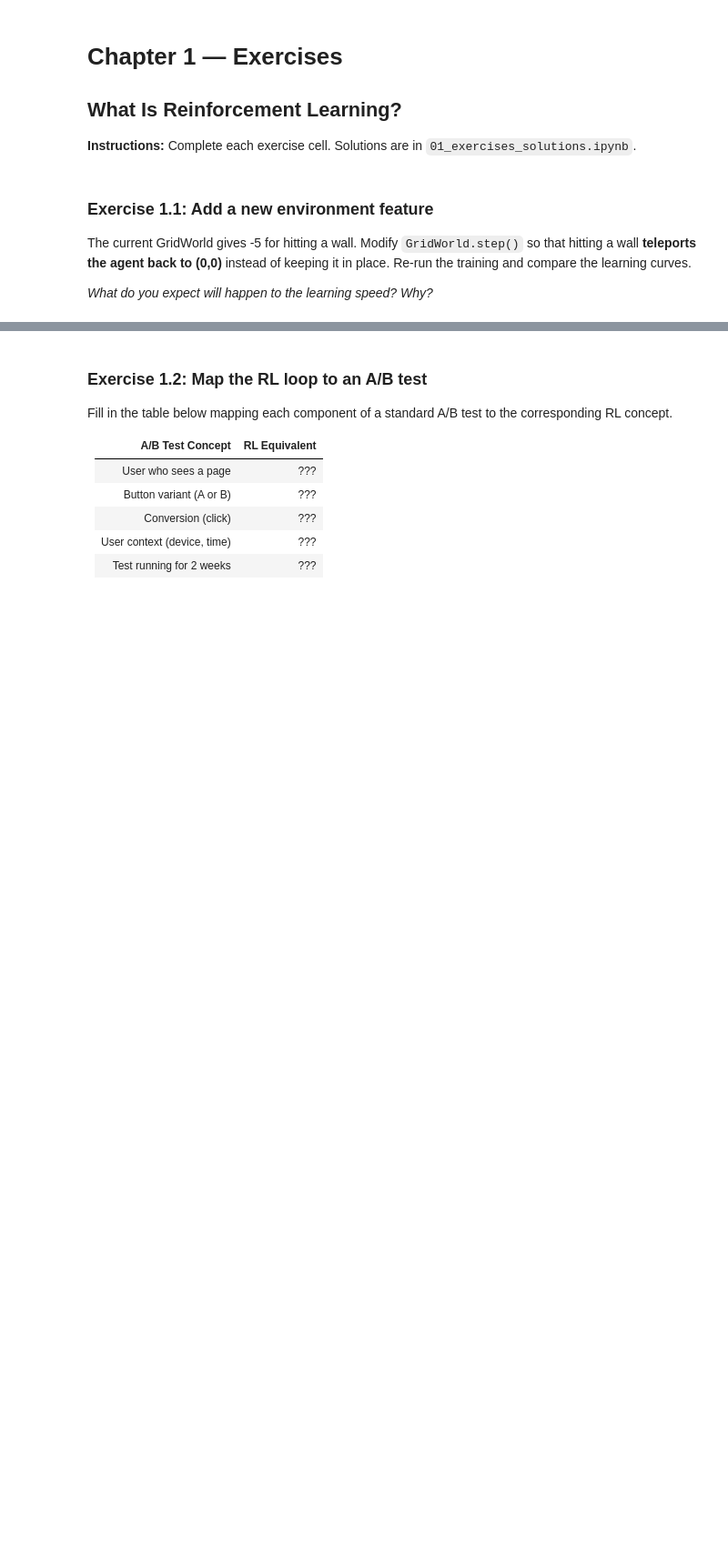
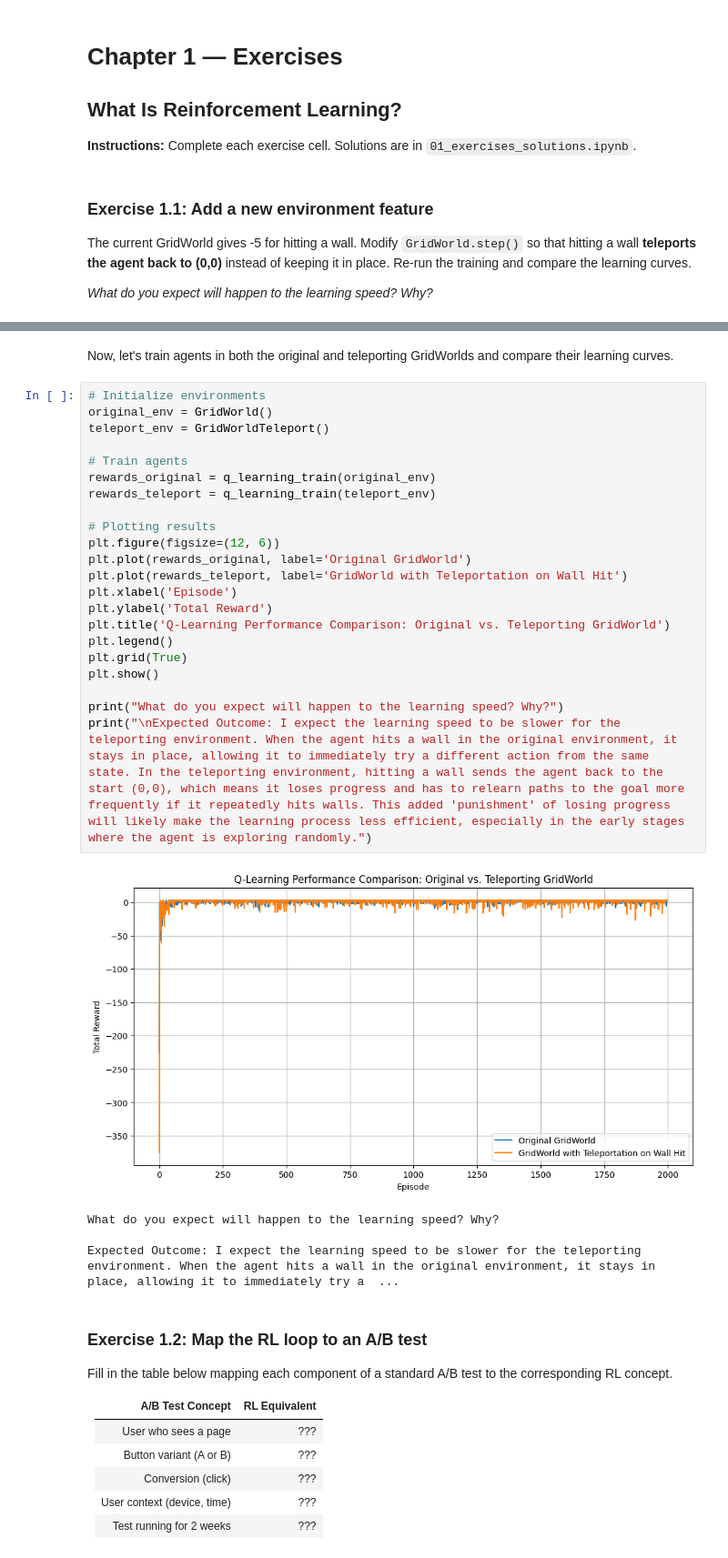
Before and after one commit to llmzaman/rl-for-data-scientists, a Jupyter notebook: notebooks/chapter_01_what_is_rl/01_exercises.ipynb, the cells around one changed output, grey strips where cells are left out. Shown at 91% size. Saved outputs shown, nothing was run; the diff lists cells and outputs as text; blank space fills up the shorter version.

```diff
--- a/notebooks/chapter_01_what_is_rl/01_exercises.ipynb
+++ b/notebooks/chapter_01_what_is_rl/01_exercises.ipynb
@@ -18,3 +184,32 @@ class GridWorldTeleport:
+# %% [markdown]
+Now, let's train agents in both the original and teleporting GridWorlds and compare their learning curves.
+# %%
+# Initialize environments
+original_env = GridWorld()
+teleport_env = GridWorldTeleport()
+
+# Train agents
+rewards_original = q_learning_train(original_env)
+rewards_teleport = q_learning_train(teleport_env)
+
+# Plotting results
+plt.figure(figsize=(12, 6))
+plt.plot(rewards_original, label='Original GridWorld')
+plt.plot(rewards_teleport, label='GridWorld with Teleportation on Wall Hit')
+plt.xlabel('Episode')
+plt.ylabel('Total Reward')
+plt.title('Q-Learning Performance Comparison: Original vs. Teleporting GridWorld')
+plt.legend()
+plt.grid(True)
+plt.show()
+
+print("What do you expect will happen to the learning speed? Why?")
+print("\nExpected Outcome: I expect the learning speed to be slower for the teleporting environment. When the agent hits a wall in the original environment, it stays in place, allowing it to immediately try a different action from the same state. In the teleporting environment, hitting a wall sends the agent back to the start (0,0), which means it loses progress and has to relearn paths to the goal more frequently if it repeatedly hits walls. This added 'punishment' of losing progress will likely make the learning process less efficient, especially in the early stages where the agent is exploring randomly.")
+# %% [output]
+[figure, added]
+What do you expect will happen to the learning speed? Why?
+
+Expected Outcome: I expect the learning speed to be slower for the teleporting environment. When the agent hits a wall in the original environment, it stays in place, allowing it to immediately try a  ...
 # %% [markdown]
 ### Exercise 1.2: Map the RL loop to an A/B test
 Fill in the table below mapping each component of a standard A/B test to the corresponding RL concept.
```
Also changed, not shown: parts of 20 cells of this notebook, 52 other files.
